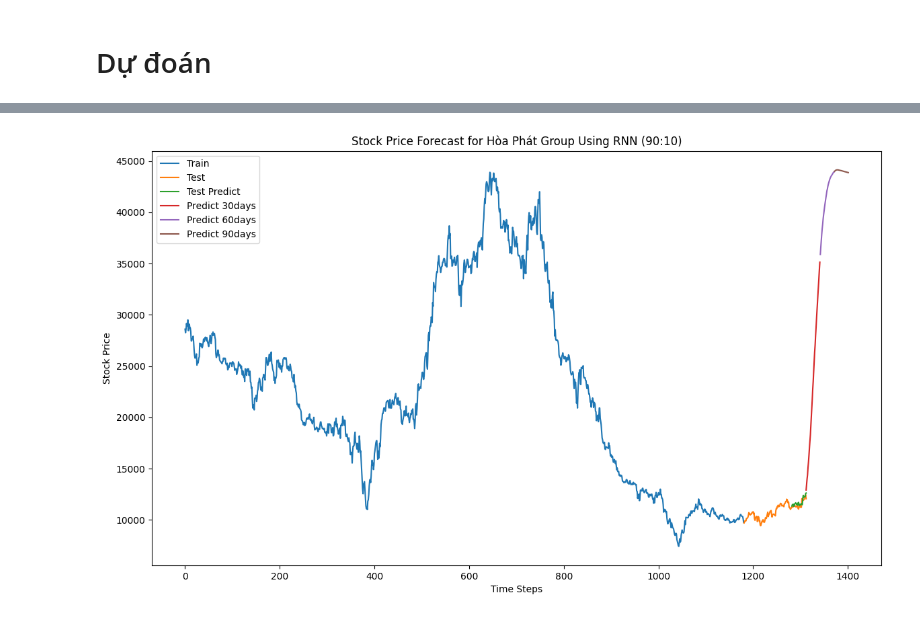
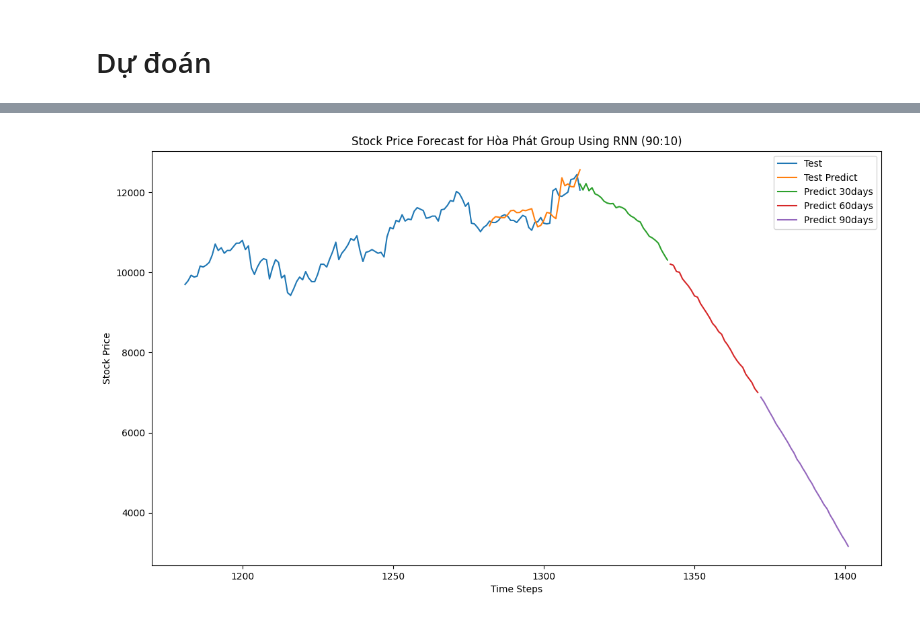
Before and after one commit to xuanquynhle/IS403.O21.HTCL_Team5, a Jupyter notebook: RNN_Model/HPG_RNN_Model_90_10.ipynb, the cells around one changed output, grey strips where cells are left out. Cells and saved outputs as stored; diff of their text form; code cells hidden in the pictures.

```diff
--- a/RNN_Model/HPG_RNN_Model_90_10.ipynb
+++ b/RNN_Model/HPG_RNN_Model_90_10.ipynb
@@ -167,38 +166,34 @@ while i < 90:
 # %%
 plt.figure(figsize=(14, 8))
-
-# Vẽ dữ liệu huấn luyện (train_data)
-train_data_index = pd.RangeIndex(start=0, stop=train_size, step=1)
-plt.plot(train_data_index, scaler.inverse_transform(train_data), label='Train')
 
 # Vẽ dữ liệu kiểm tra (test_data)
 test_data_index = pd.RangeIndex(start=train_size, stop=train_size + len(test_data), step=1)
 plt.plot(test_data_index, scaler.inverse_transform(test_data), label='Test')
 
 # Vẽ dữ liệu dự đoán cho tập kiểm tra (y_pred)
 test_data_index = pd.RangeIndex(start=train_size + 101 , stop=train_size + len(test_data), step=1)
 plt.plot(test_data_index,(y_pred))
 
 # Vẽ dự đoán 30 ngày
 predict_index_30 = pd.RangeIndex(start=len(df)-1, stop=len(df) + 29, step=1)
 plt.plot(predict_index_30, scaler.inverse_transform(lst_output_90[:30]), label='Predict30days')
 
 # Vẽ dự đoán 60 ngày
 predict_index_60 = pd.RangeIndex(start=len(df)+29, stop=len(df) + 59, step=1)
 plt.plot(predict_index_60, scaler.inverse_transform(lst_output_90[30:60]), label='Predict60days')
 
 # Vẽ dự đoán 90 ngày
 predict_index_90 = pd.RangeIndex(start=len(df)+59, stop=len(df) + 89, step=1)
 plt.plot(predict_index_90, scaler.inverse_transform(lst_output_90[60:]), label='Predict90days')
 
 # Thêm chú thích và hiển thị đồ thị
 plt.title('Stock Price Forecast for Hòa Phát Group Using RNN (90:10)')
 plt.xlabel('Time Steps')
 plt.ylabel('Stock Price')
-plt.legend(['Train', 'Test', 'Test Predict', 'Predict 30days', 'Predict 60days', 'Predict 90days'])
+plt.legend(['Test', 'Test Predict', 'Predict 30days', 'Predict 60days', 'Predict 90days'])
 plt.show()
 # %% [output]
-[figure, old version]
+[figure, new version]
 # %%
 # Vẽ dự đoán 30 ngày
 predict_index_30 = pd.RangeIndex(start=len(df)-1, stop=len(df) + 29, step=1)
```
Also changed, not shown: parts of 5 cells of this notebook, 10 other files.
